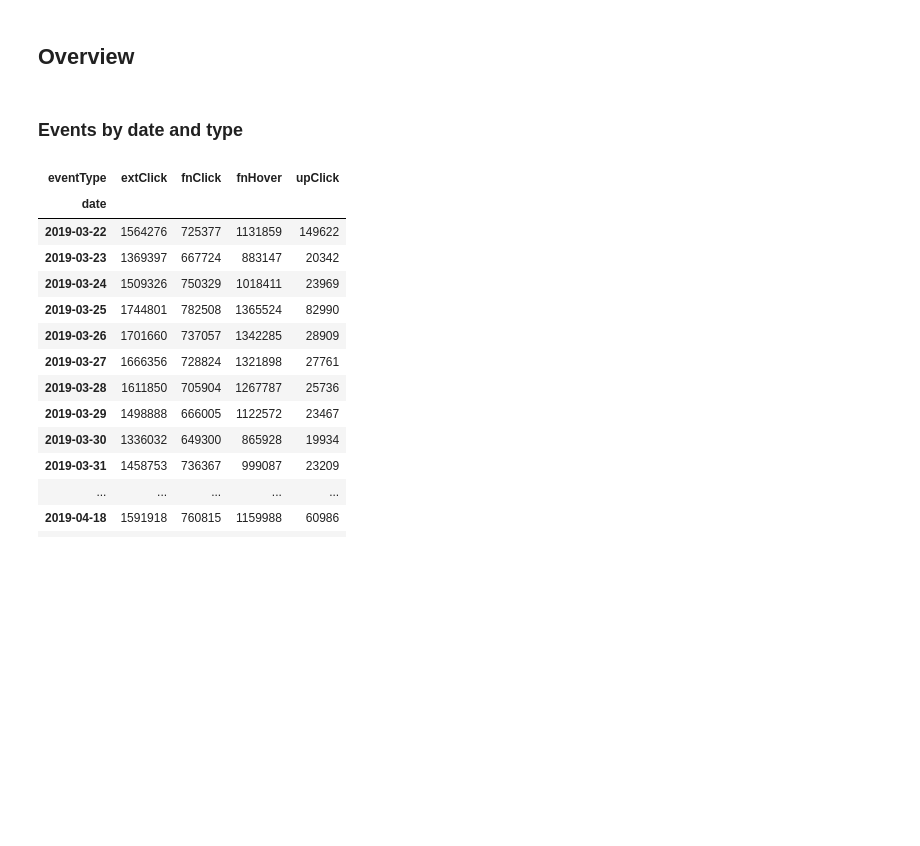
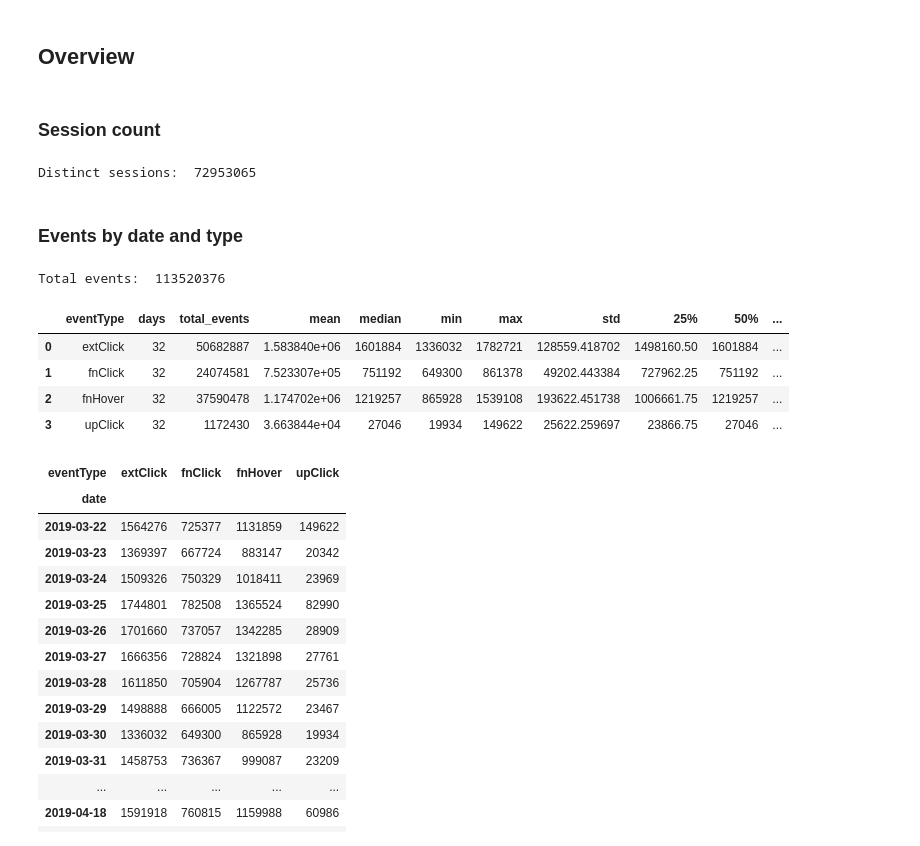
Before and after one commit to elifesciences-publications/wiki-citation-usage, a Jupyter notebook: notebooks/events--overview.ipynb, the cells around one changed output. Drawn from its saved outputs; the diff is of its cells as text; code cells hidden in the pictures; blank space fills up the shorter version.

```diff
--- a/notebooks/events--overview.ipynb
+++ b/notebooks/events--overview.ipynb
@@ -22,6 +22,23 @@ def get_stats(df,groupby):
     return stats.reset_index()
 # %% [markdown]
 ## Overview
+# %% [markdown]
+### Session count
+# %%
+# citationusage sessions by date
+sessions_query = """
+SELECT COUNT(DISTINCT session_id) AS distinct_sessions
+FROM citationusage
+WHERE wiki = 'enwiki'
+{}
+AND to_date(event_time) >= '{}'
+AND to_date(event_time) <= '{}'
+AND useragent_is_bot = FALSE
+"""
+sessions = spark.sql(sessions_query.format(event_exclusion_sql,start_date_string, end_date_string))
+print('Distinct sessions: ', sessions.toPandas()['distinct_sessions'].sum())
+# %% [output]
+Distinct sessions:  72953065
 # %% [markdown]
 ### Events by date and type
 # %%
@@ -42,6 +59,16 @@ events = spark.sql(events_query.format(event_exclusion_sql,start_date_string, en
 events_rdd = events.rdd
 events_df = sqlContext.createDataFrame(events_rdd)
 events_pandas = events_df.toPandas()
+# %%
+print('Total events: ', events_pandas['count'].sum())
+get_stats(events_pandas,['eventType'])
+# %% [output]
+Total events:  113520376
+|  | eventType | days | total_events | mean | median | min | max | std | 25% | 50% | ... |
+| 0 | extClick | 32 | 50682887 | 1.583840e+06 | 1601884 | 1336032 | 1782721 | 128559.418702 | 1498160.50 | 1601884 | ... |
+| 1 | fnClick | 32 | 24074581 | 7.523307e+05 | 751192 | 649300 | 861378 | 49202.443384 | 727962.25 | 751192 | ... |
+| 2 | fnHover | 32 | 37590478 | 1.174702e+06 | 1219257 | 865928 | 1539108 | 193622.451738 | 1006661.75 | 1219257 | ... |
+| 3 | upClick | 32 | 1172430 | 3.663844e+04 | 27046 | 19934 | 149622 | 25622.259697 | 23866.75 | 27046 | ... |
 # %%
 events_pandas.pivot(index='date', columns='eventType', values='count')
 # %% [output]
```
Also changed, not shown: parts of 5 cells of this notebook, 1 other file.
